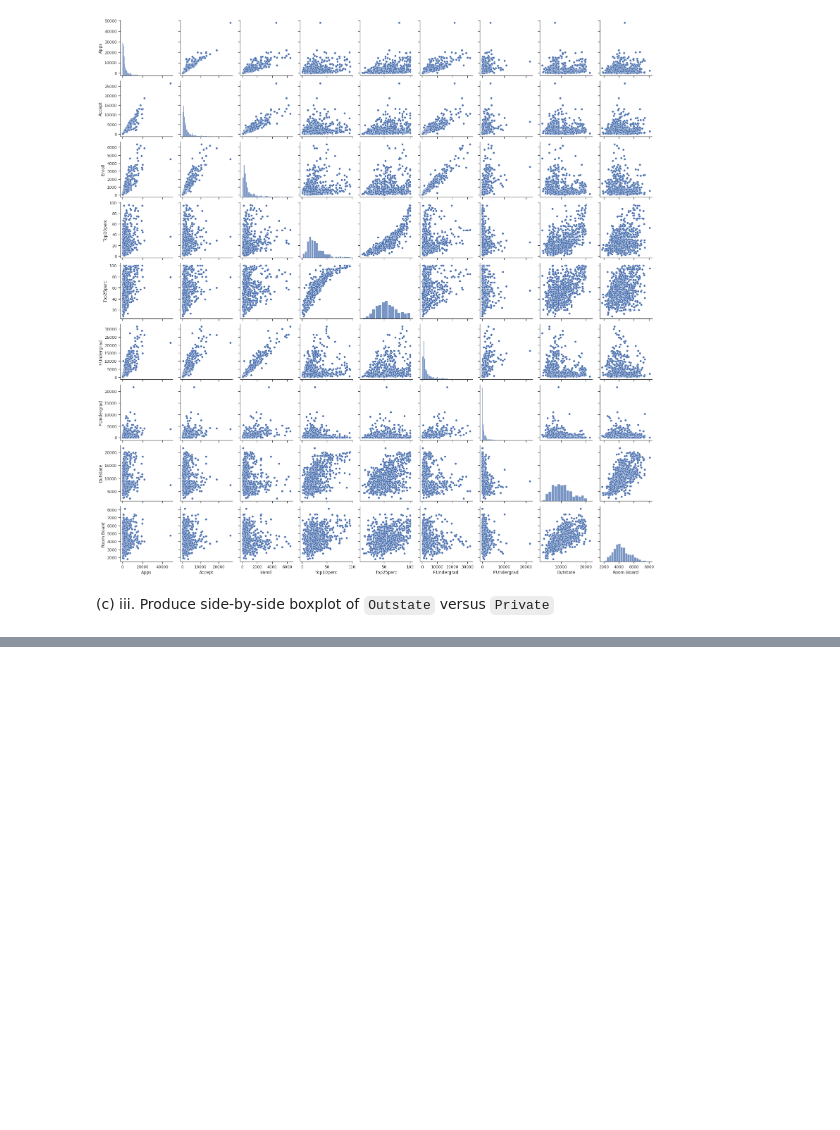
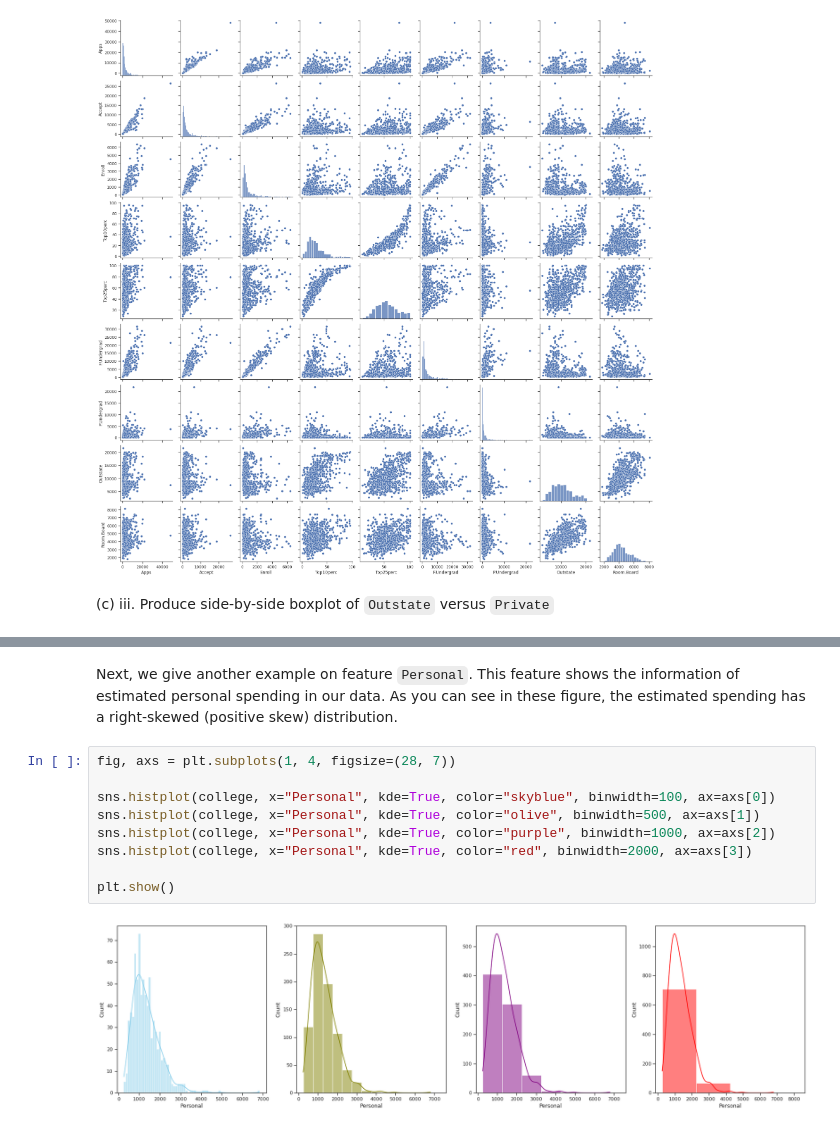
Before and after one commit to ferygood/ISLRv2_python, a Jupyter notebook: notebook/_build/jupyter_execute/content/ch2/exercise.ipynb, the cells around one changed output, grey strips where cells are left out. Cells and saved outputs as stored; diff of their text form; blank space fills up the shorter version.

```diff
--- a/notebook/_build/jupyter_execute/content/ch2/exercise.ipynb
+++ b/notebook/_build/jupyter_execute/content/ch2/exercise.ipynb
@@ -70,0 +126,13 @@ plt.show()
+# %% [markdown]
+Next, we give another example on feature `Personal`. This feature shows the information of estimated personal spending in our data. As you can see in these figure, the estimated spending has a right-skewed (positive skew) distribution.
+# %%
+fig, axs = plt.subplots(1, 4, figsize=(28, 7))
+
+sns.histplot(college, x="Personal", kde=True, color="skyblue", binwidth=100, ax=axs[0])
+sns.histplot(college, x="Personal", kde=True, color="olive", binwidth=500, ax=axs[1])
+sns.histplot(college, x="Personal", kde=True, color="purple", binwidth=1000, ax=axs[2])
+sns.histplot(college, x="Personal", kde=True, color="red", binwidth=2000, ax=axs[3])
+
+plt.show()
+# %% [output]
+[figure, added]
```
Also changed, not shown: parts of 14 cells of this notebook, 12 other files.
